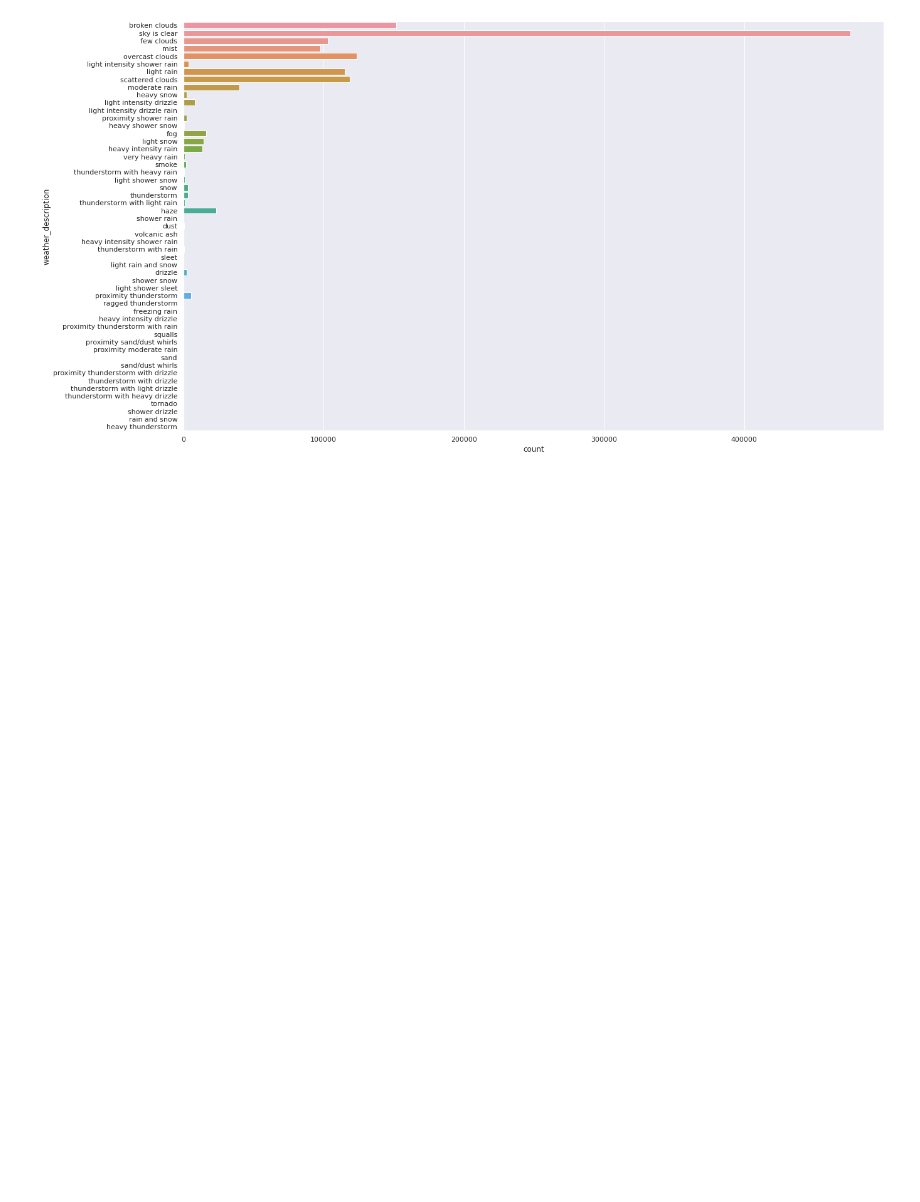
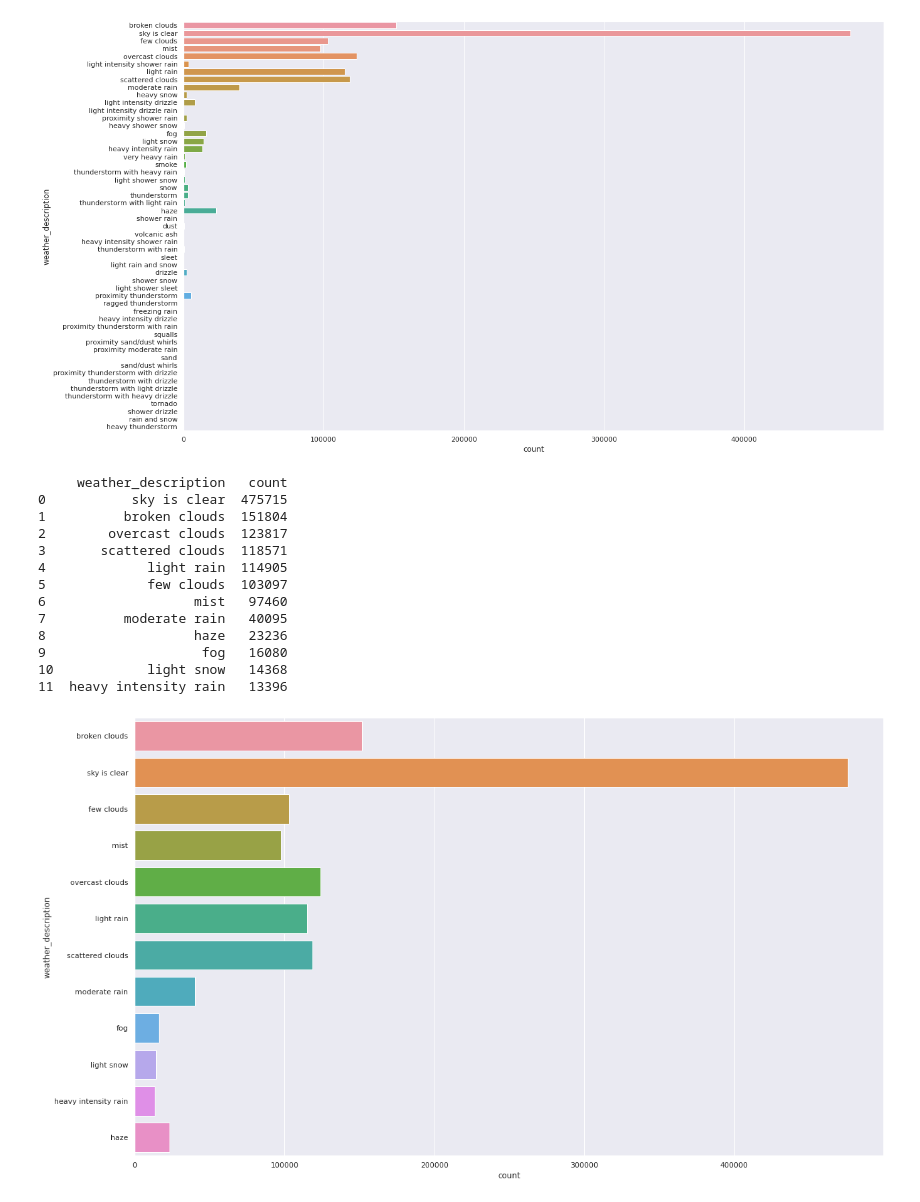
Before and after one commit to shamoryj/ML_final_project, a Jupyter notebook: preprocess_data.ipynb, the cells around one changed output. Cells and saved outputs as stored; diff of their text form; code cells hidden in the pictures; blank space fills up the shorter version.

Commit message:
Remove all weather conditions that have less than 10,000 data points, to help balance the output labels

```diff
--- a/preprocess_data.ipynb
+++ b/preprocess_data.ipynb
@@ -174,6 +174,33 @@ print(skew)
 51                        rain and snow       1
 52                   heavy thunderstorm       1
 [figure]
+# %%
+# Remove all weather conditions that have less than 10,000 data points, to help balance the output labels
+minority_conditions = skew[skew['count'] < 10000]
+preprocess_df = preprocess_df[~preprocess_df['weather_description'].isin(minority_conditions['weather_description'])]
+sns.set_theme(style="darkgrid")
+plt.figure(figsize = (20,12))
+ax2 = sns.countplot(y="weather_description", data=preprocess_df)
+counts = Counter(preprocess_df["weather_description"]).most_common()
+skew = pd.DataFrame()
+skew['weather_description'] = [descr for descr, count in counts]
+skew['count'] = [count for descr, count in counts]
+print(skew)
+# %% [output]
+     weather_description   count
+0           sky is clear  475715
+1          broken clouds  151804
+2        overcast clouds  123817
+3       scattered clouds  118571
+4             light rain  114905
+5             few clouds  103097
+6                   mist   97460
+7          moderate rain   40095
+8                   haze   23236
+9                    fog   16080
+10            light snow   14368
+11  heavy intensity rain   13396
+[figure, added]
 # %%
 # Encode weather description labels to integers
 labels, levels = pd.factorize(preprocess_df['weather_description'])
```
Also changed, not shown: parts of 1 cell of this notebook.
